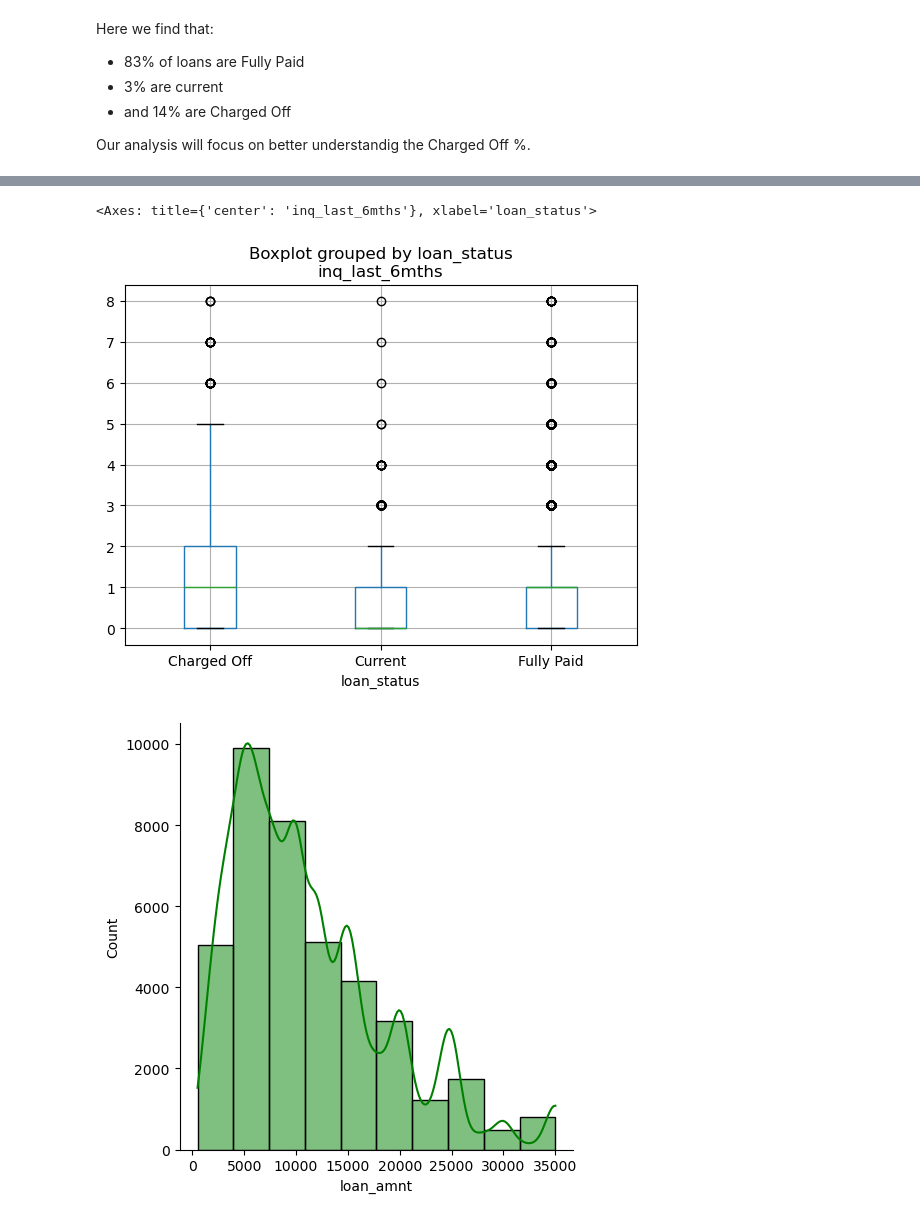
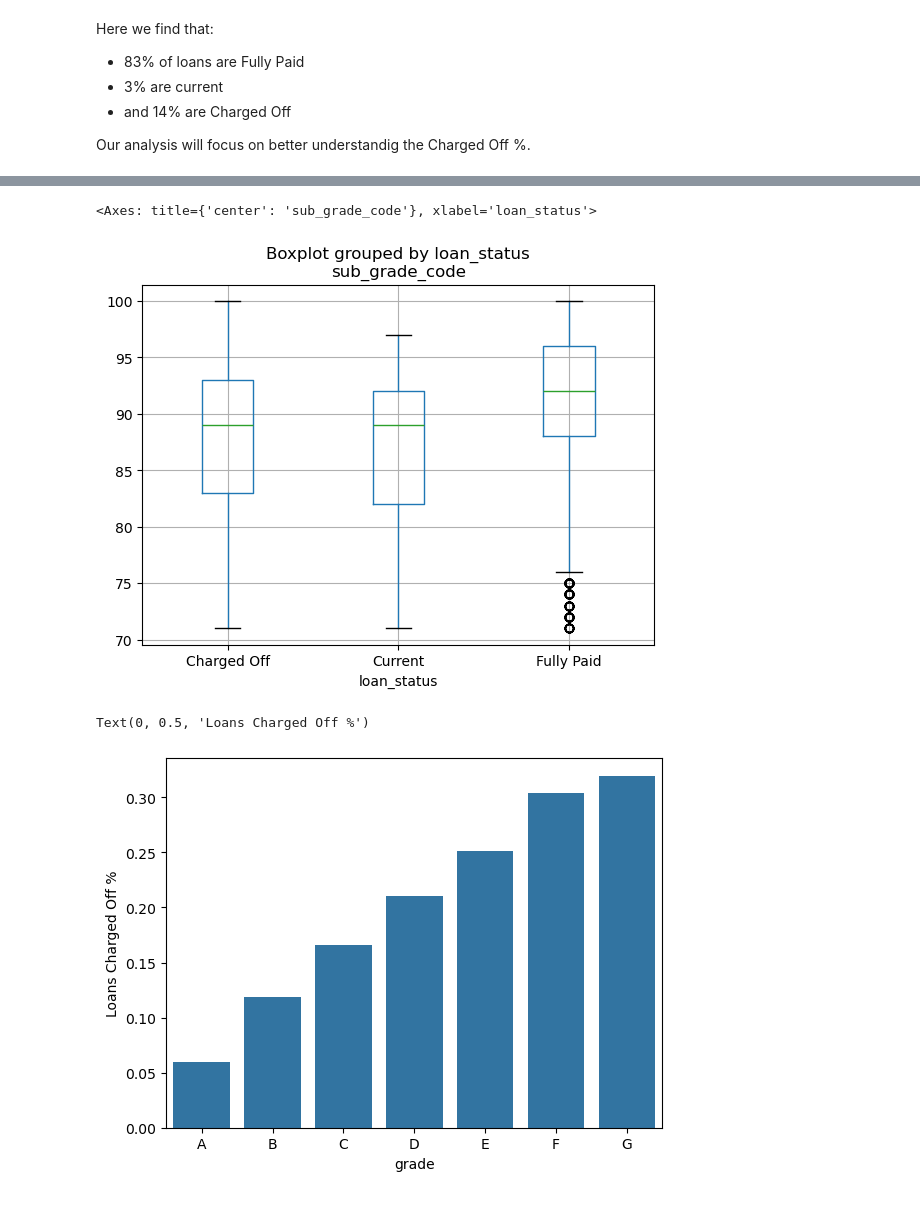
Before and after one commit to WolfeTyler/Lending-Club-Case-Study, a Jupyter notebook: Group_Facilitator_TylerWolfe.ipynb.ipynb, the cells around one changed output, grey strips where cells are left out. Drawn from its saved outputs; the diff is of its cells as text; code cells hidden in the pictures.

```diff
--- a/Group_Facilitator_TylerWolfe.ipynb.ipynb
+++ b/Group_Facilitator_TylerWolfe.ipynb.ipynb
@@ -87,6 +87,6 @@ PearsonRResult(statistic=0.2202703009180059, pvalue=0.0)
 # %%
 #Create a boxplot to compare Annual Income by Loan Status
-df.boxplot(column='inq_last_6mths', by='loan_status')
+df.boxplot(column='sub_grade_code', by='loan_status')
 # %% [output]
-<Axes: title={'center': 'inq_last_6mths'}, xlabel='loan_status'>
+<Axes: title={'center': 'sub_grade_code'}, xlabel='loan_status'>
-[figure, old version]
+[figure, new version]
@@ -97,6 +93,10 @@ plt.ylim(0, 160000)
-# %%
-#Produce a distribution plot for loan
-sns.displot(df["loan_amnt"], bins=10, kde=True, color="g")
-plt.show()
-# %% [output]
-[figure, removed]
+# %%
+#Look at the Charge Off % by Grade to use for analysis
+charge_off_pcnt_grade = df.groupby('grade')['loan_status'].value_counts(normalize=True)[:,'Charged Off']
+
+#Plot Charge Off % by Grade
+sns.barplot(x=charge_off_pcnt_grade.index, y=charge_off_pcnt_grade.values,) \
+.set_ylabel('Loans Charged Off %')
+# %% [output]
+Text(0, 0.5, 'Loans Charged Off %')
+[figure, added]
```
Also changed, not shown: parts of 8 cells of this notebook.
